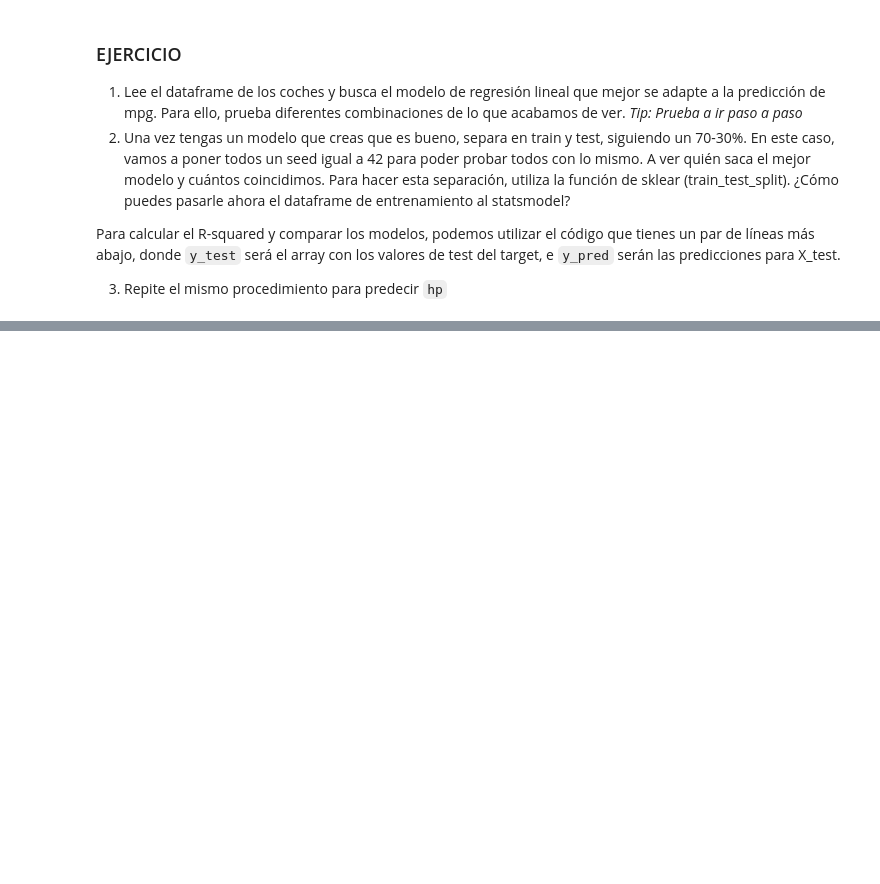
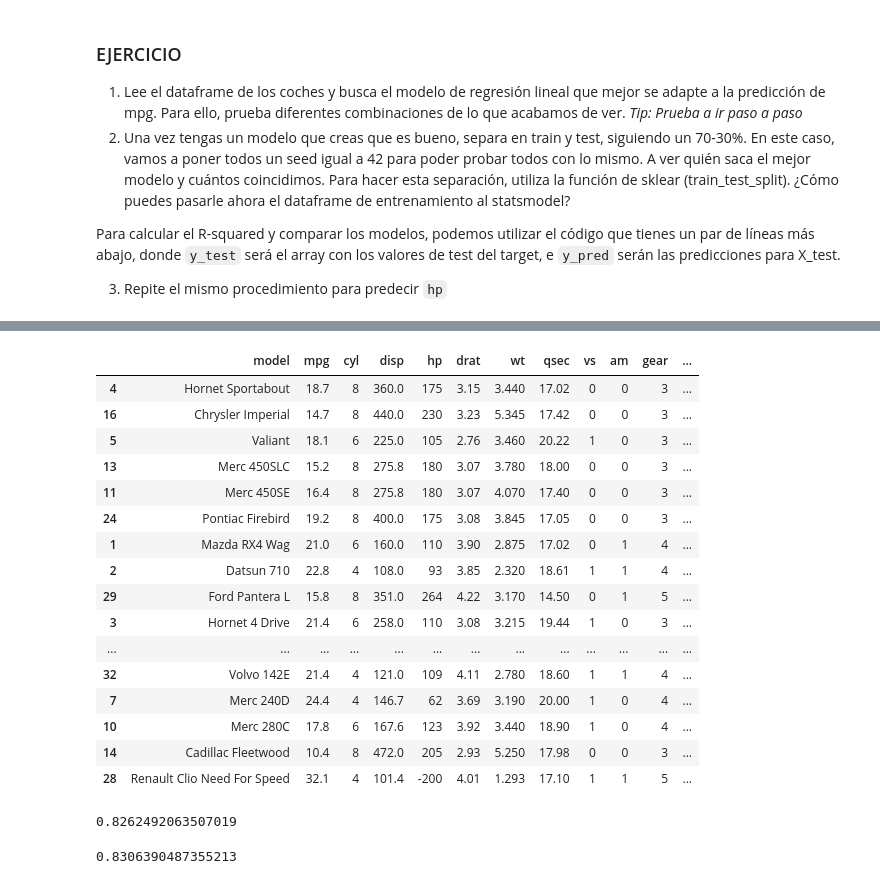
Before and after one commit to franciscocanon-thebridge/bootcamp_thebridge_PTSep20, a Jupyter notebook: Bloque 3 - Machine Learning/01_Supervisado/1-Linear Regression/03_Regresión_lineal_statsmodel.ipynb, the cells around one changed output, grey strips where cells are left out. Drawn from its saved outputs; the diff is of its cells as text; code cells hidden in the pictures; blank space fills up the shorter version.

```diff
--- a/Bloque 3 - Machine Learning/01_Supervisado/1-Linear Regression/03_Regresión_lineal_statsmodel.ipynb
+++ b/Bloque 3 - Machine Learning/01_Supervisado/1-Linear Regression/03_Regresión_lineal_statsmodel.ipynb
@@ -460,0 +438,27 @@ dtype: object
+# %%
+from sklearn.model_selection import train_test_split
+
+X = df[['cyl', 'disp', 'hp', 'drat', 'wt', 'qsec', 'vs', 'am', 'gear', 'carb']]
+y = df['mpg']
+
+X_train, X_test, y_train, y_test = train_test_split(X, y, test_size=0.3, random_state = 42)
+# %%
+df.loc[X_train.index]
+# %% [output]
+|  | model | mpg | cyl | disp | hp | drat | wt | qsec | vs | am | gear | ... |
+| 4 | Hornet Sportabout | 18.7 | 8 | 360.0 | 175 | 3.15 | 3.440 | 17.02 | 0 | 0 | 3 | ... |
+| 16 | Chrysler Imperial | 14.7 | 8 | 440.0 | 230 | 3.23 | 5.345 | 17.42 | 0 | 0 | 3 | ... |
+| 5 | Valiant | 18.1 | 6 | 225.0 | 105 | 2.76 | 3.460 | 20.22 | 1 | 0 | 3 | ... |
+| 13 | Merc 450SLC | 15.2 | 8 | 275.8 | 180 | 3.07 | 3.780 | 18.00 | 0 | 0 | 3 | ... |
+| 11 | Merc 450SE | 16.4 | 8 | 275.8 | 180 | 3.07 | 4.070 | 17.40 | 0 | 0 | 3 | ... |
+| 24 | Pontiac Firebird | 19.2 | 8 | 400.0 | 175 | 3.08 | 3.845 | 17.05 | 0 | 0 | 3 | ... |
+| 1 | Mazda RX4 Wag | 21.0 | 6 | 160.0 | 110 | 3.90 | 2.875 | 17.02 | 0 | 1 | 4 | ... |
+| 2 | Datsun 710 | 22.8 | 4 | 108.0 | 93 | 3.85 | 2.320 | 18.61 | 1 | 1 | 4 | ... |
+| 29 | Ford Pantera L | 15.8 | 8 | 351.0 | 264 | 4.22 | 3.170 | 14.50 | 0 | 1 | 5 | ... |
+| 3 | Hornet 4 Drive | 21.4 | 6 | 258.0 | 110 | 3.08 | 3.215 | 19.44 | 1 | 0 | 3 | ... |
+| ... | ... | ... | ... | ... | ... | ... | ... | ... | ... | ... | ... | ... |
+| 32 | Volvo 142E | 21.4 | 4 | 121.0 | 109 | 4.11 | 2.780 | 18.60 | 1 | 1 | 4 | ... |
+| 7 | Merc 240D | 24.4 | 4 | 146.7 | 62 | 3.69 | 3.190 | 20.00 | 1 | 0 | 4 | ... |
+| 10 | Merc 280C | 17.8 | 6 | 167.6 | 123 | 3.92 | 3.440 | 18.90 | 1 | 0 | 4 | ... |
+| 14 | Cadillac Fleetwood | 10.4 | 8 | 472.0 | 205 | 2.93 | 5.250 | 17.98 | 0 | 0 | 3 | ... |
+| 28 | Renault Clio Need For Speed | 32.1 | 4 | 101.4 | -200 | 4.01 | 1.293 | 17.10 | 1 | 1 | 5 | ... |
@@ -461,3 +468,15 @@ dtype: object
+# %%
+from sklearn.metrics import r2_score
+
+y_pred_train = lm_n.predict(X_train)
+r2_score(y_train, y_pred_train)
+# %% [output]
+0.8262492063507019
+# %%
+y_pred = lm_n.predict(X_test)
+r2_score(y_test, y_pred)
+# %% [output]
+0.8306390487355213
 # %%
 from sklearn.metrics import r2_score
 r2_score(y_test, y_pred)
```
Also changed, not shown: parts of 19 cells of this notebook, 7 other files.
